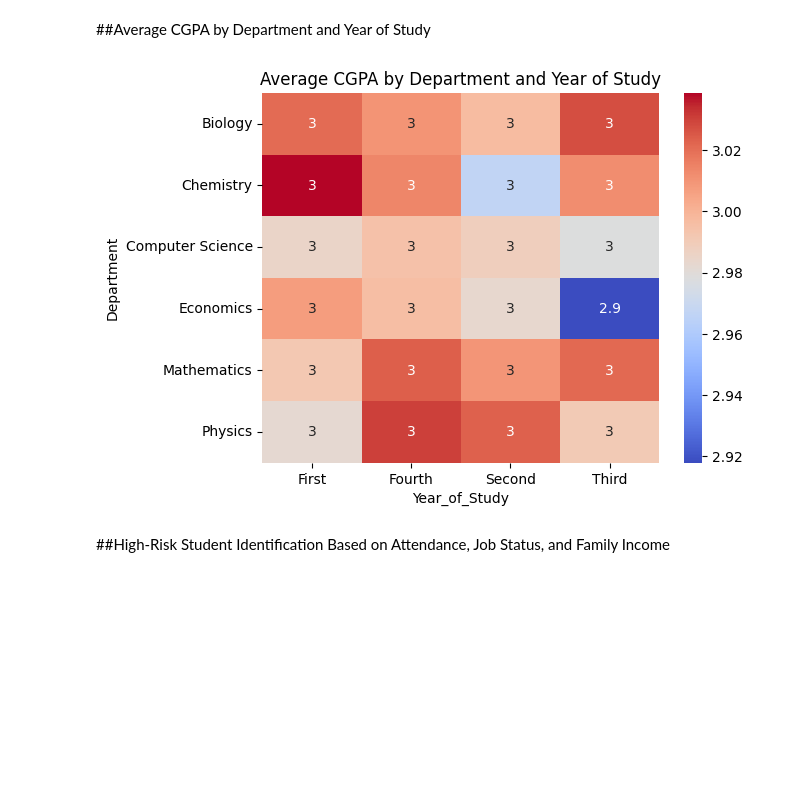
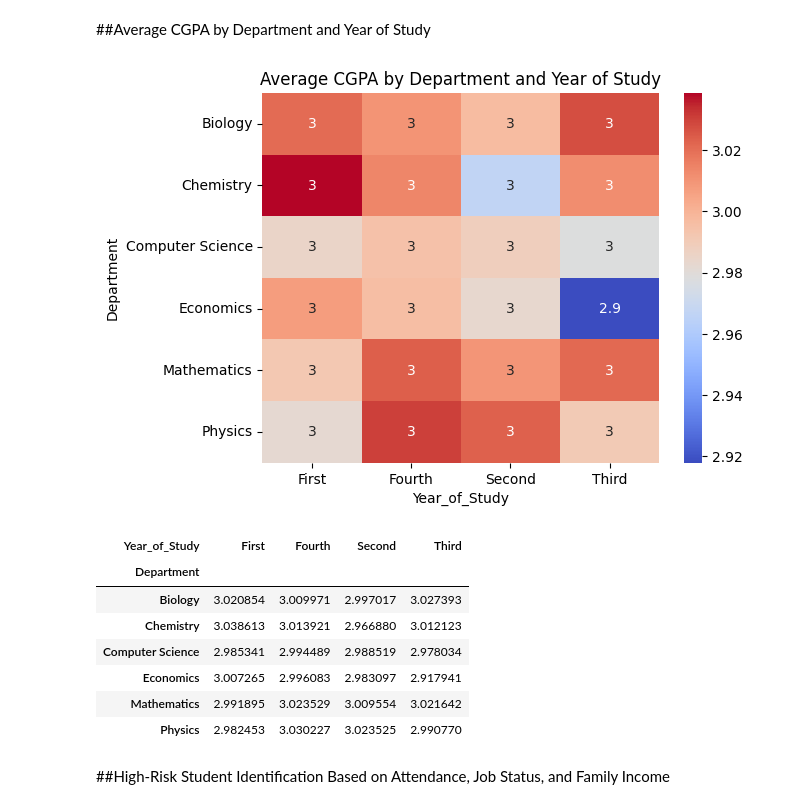
Before and after one commit to sanjana514/Statistical_Analysis, a Jupyter notebook: Assignment_01(2022_2_60_036).ipynb, the cells around one changed output. Cells and saved outputs as stored; diff of their text form; code cells hidden in the pictures; blank space fills up the shorter version.

```diff
--- a/Assignment_01(2022_2_60_036).ipynb
+++ b/Assignment_01(2022_2_60_036).ipynb
@@ -385,13 +359,22 @@ plt.show()
 # %%
 # Pivot table to summarize average CGPA by Department and Year of Study
 pivot_table = df.pivot_table(values='CGPA', index='Department', columns='Year_of_Study', aggfunc='mean')
 
 # Visualize the pivot table as a heatmap
 sns.heatmap(pivot_table, annot=True, cmap='coolwarm')
 plt.title('Average CGPA by Department and Year of Study')
 plt.show()
+pivot_table
 # %% [output]
 [figure]
+| Year_of_Study | First | Fourth | Second | Third |
+| Department |  |  |  |  |
+| Biology | 3.020854 | 3.009971 | 2.997017 | 3.027393 |
+| Chemistry | 3.038613 | 3.013921 | 2.966880 | 3.012123 |
+| Computer Science | 2.985341 | 2.994489 | 2.988519 | 2.978034 |
+| Economics | 3.007265 | 2.996083 | 2.983097 | 2.917941 |
+| Mathematics | 2.991895 | 3.023529 | 3.009554 | 3.021642 |
+| Physics | 2.982453 | 3.030227 | 3.023525 | 2.990770 |
 # %% [markdown]
 ##High-Risk Student Identification Based on Attendance, Job Status, and Family Income
 # %%
```
Also changed, not shown: parts of 6 cells of this notebook.
